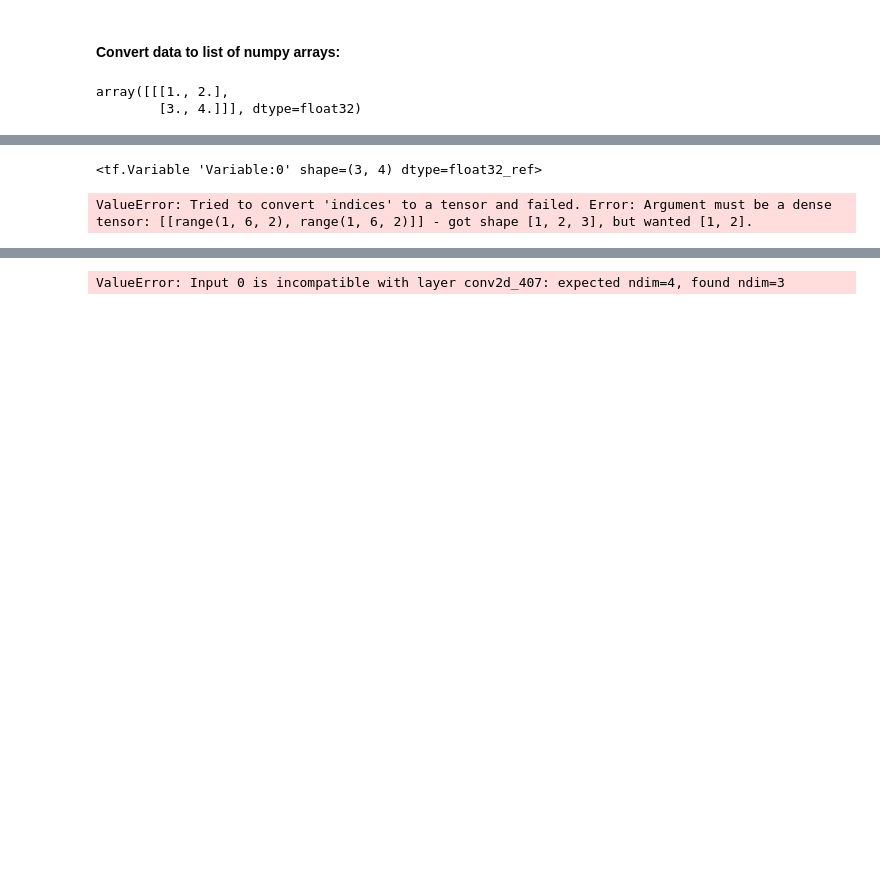
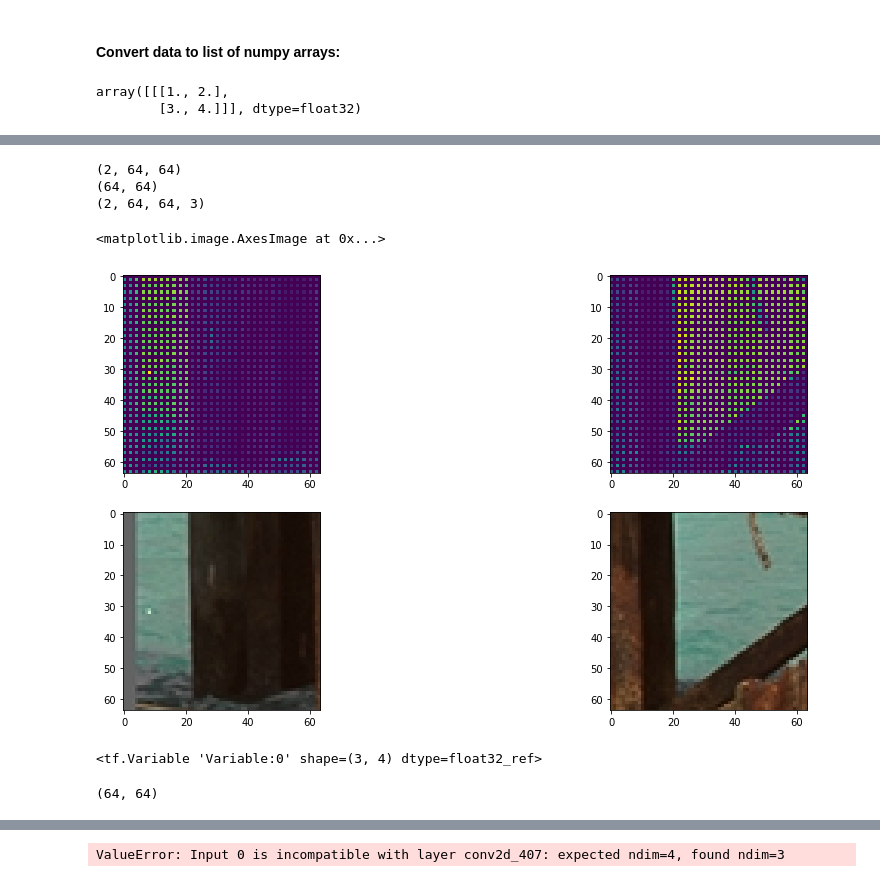
Before and after one commit to polortiz4/Smart-Cameras, a Jupyter notebook: HW3.ipynb, the cells around one changed output, grey strips where cells are left out. Drawn from its saved outputs; the diff is of its cells as text; code cells hidden in the pictures; blank space fills up the shorter version.

Commit message:
no errors!

```diff
--- a/HW3.ipynb
+++ b/HW3.ipynb
@@ -199,7 +199,7 @@ patch_num = 0
 for i in range(1, 25):
     url_name = "http://r0k.us/graphics/kodak/kodak/kodim" + f"{i:02d}" + ".png"
     file_name = path_name + "/kodim" + f"{i:02d}" + ".png"
-    #urllib.request.urlretrieve(url_name, file_name)
+    urllib.request.urlretrieve(url_name, file_name)
     a = imio.imread(file_name)
     for row in range(int(a.shape[0] / 64)):
         for col in range (int(a.shape[1] / 64)):
@@ -349,3 +379,41 @@ ValueError: Output tensors to a Model must be the output of a Keras `Layer` (thu
+# %%
+img = Input(shape = (64, 64))
+out = Lambda(FDtoFD1)(img)
+model = Model(input = img, output = out)
+
+im_num = 305
+a = train_raw[im_num:im_num+2]
+b = train_ground_truth[im_num:im_num+2]
+# a = K.variable(a)
+F = model.predict(a)
+print(F.shape)
+im = F[0, :, :]
+print(F[0, :, :].shape)
+print(b.shape)
+plt.subplot(2, 2, 1)
+plt.imshow(F[0])
+plt.subplot(2, 2, 2)
+plt.imshow(F[1])
+plt.subplot(2, 2, 3)
+plt.imshow(b[0] / 255)
+plt.subplot(2, 2, 4)
+plt.imshow(b[1] / 255)
+# plt.subplot(2, 2, 1)
+# plt.imshow(b[0] / 255)
+# plt.subplot(2, 4, 5)
+# plt.imshow(F[0, :, :] / 255)
+# plt.subplot(2, 4, 6)
+# plt.imshow(F[0, :, :, 1] / 255)
+# plt.subplot(2, 4, 7)
+# plt.imshow(F[0, :, :, 2] / 255)
+# plt.subplot(2, 4, 8)
+# plt.imshow(F[0, :, :, 3] / 255)
+# %% [output]
+(2, 64, 64)
+(64, 64)
+(2, 64, 64, 3)
+<matplotlib.image.AxesImage at 0x...>
+[figure, added]
 # %%
 def base_model(D = 15, W = 64, K = 3, batch_size = 64, epochs = 10):
 
@@ -406,7 +438,4 @@ def FDtoFD1(tensors):
-# %%
-indices = [[range(1,6,2)]]
-updates = [1.0]
-shape = [3, 3]
-K.eval(tf.scatter_nd(indices, updates, shape))
-# %% [output]
-ValueError: Tried to convert 'indices' to a tensor and failed. Error: Argument must be a dense tensor: [[range(1, 6, 2), range(1, 6, 2)]] - got shape [1, 2, 3], but wanted [1, 2].
+# %%
+a.shape
+# %% [output]
+(64, 64)
```
Also changed, not shown: parts of 20 cells of this notebook, 2 other files.
